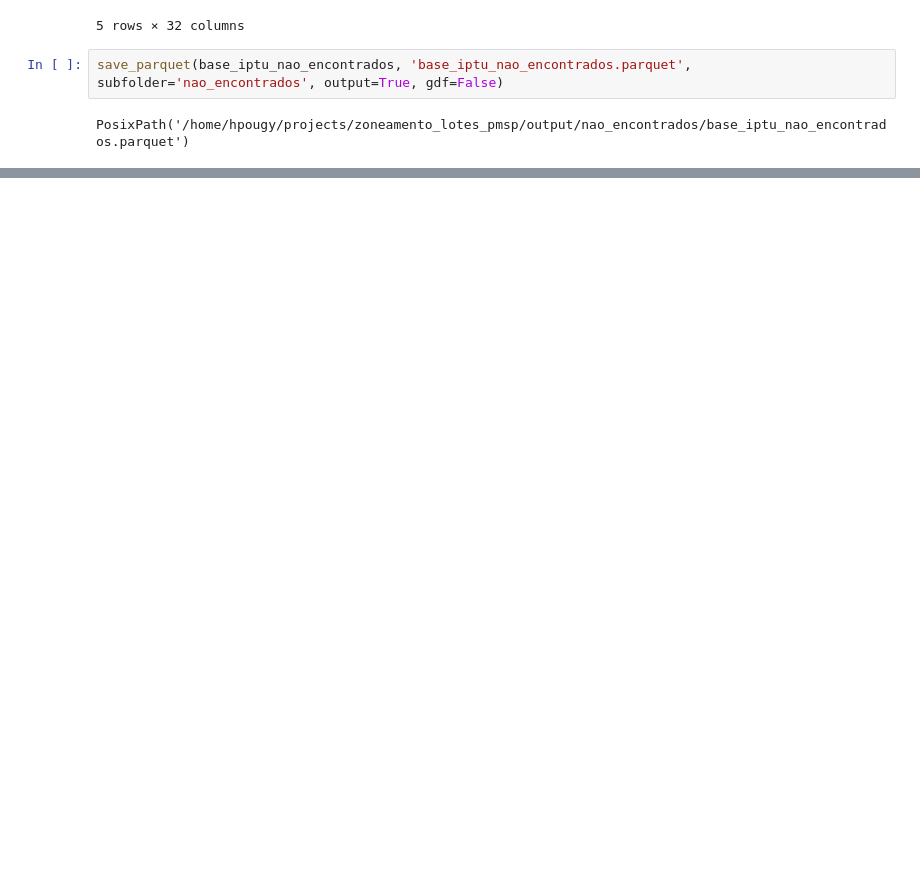
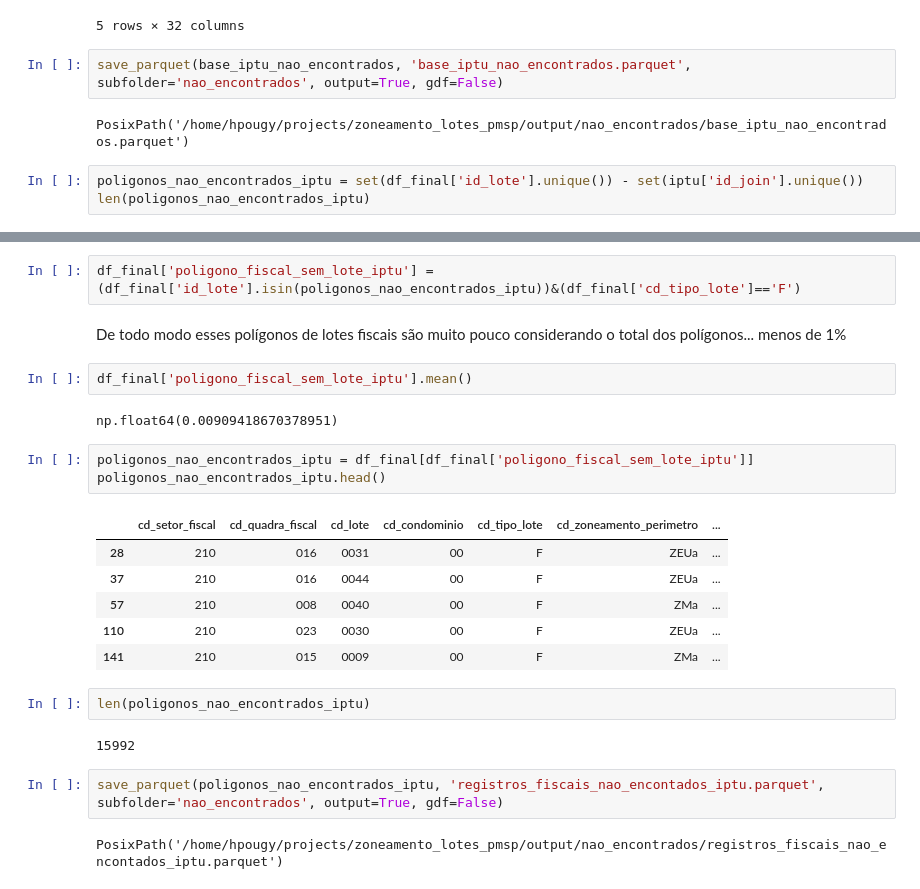
Before and after one commit to h-pgy/zoneamento_lotes_pmsp, a Jupyter notebook: 03_data_munging_final.ipynb, the cells around one changed output, grey strips where cells are left out. Cells and saved outputs as stored; diff of their text form; blank space fills up the shorter version.

Commit message:
Poligonos fiscais que nao foram encontrados no IPTU

```diff
--- a/03_data_munging_final.ipynb
+++ b/03_data_munging_final.ipynb
@@ -480,3 +480,6 @@ base_iptu_nao_encontrados.sample(5)
 save_parquet(base_iptu_nao_encontrados, 'base_iptu_nao_encontrados.parquet', subfolder='nao_encontrados', output=True, gdf=False)
 # %% [output]
 PosixPath('/home/hpougy/projects/zoneamento_lotes_pmsp/output/nao_encontrados/base_iptu_nao_encontrados.parquet')
+# %%
+poligonos_nao_encontrados_iptu = set(df_final['id_lote'].unique()) - set(iptu['id_join'].unique())
+len(poligonos_nao_encontrados_iptu)
@@ -482,0 +513,26 @@ PosixPath('/home/hpougy/projects/zoneamento_lotes_pmsp/output/nao_encontrados/ba
+# %%
+df_final['poligono_fiscal_sem_lote_iptu'] = (df_final['id_lote'].isin(poligonos_nao_encontrados_iptu))&(df_final['cd_tipo_lote']=='F')
+# %% [markdown]
+De todo modo esses polígonos de lotes fiscais são muito pouco considerando o total dos polígonos... menos de 1%
+# %%
+df_final['poligono_fiscal_sem_lote_iptu'].mean()
+# %% [output]
+np.float64(0.00909418670378951)
+# %%
+poligonos_nao_encontrados_iptu = df_final[df_final['poligono_fiscal_sem_lote_iptu']]
+poligonos_nao_encontrados_iptu.head()
+# %% [output]
+|  | cd_setor_fiscal | cd_quadra_fiscal | cd_lote | cd_condominio | cd_tipo_lote | cd_zoneamento_perimetro | ... |
+| 28 | 210 | 016 | 0031 | 00 | F | ZEUa | ... |
+| 37 | 210 | 016 | 0044 | 00 | F | ZEUa | ... |
+| 57 | 210 | 008 | 0040 | 00 | F | ZMa | ... |
+| 110 | 210 | 023 | 0030 | 00 | F | ZEUa | ... |
+| 141 | 210 | 015 | 0009 | 00 | F | ZMa | ... |
+# %%
+len(poligonos_nao_encontrados_iptu)
+# %% [output]
+15992
+# %%
+save_parquet(poligonos_nao_encontrados_iptu, 'registros_fiscais_nao_encontados_iptu.parquet', subfolder='nao_encontrados', output=True, gdf=False)
+# %% [output]
+PosixPath('/home/hpougy/projects/zoneamento_lotes_pmsp/output/nao_encontrados/registros_fiscais_nao_encontados_iptu.parquet')
```
Also changed, not shown: parts of 6 cells of this notebook, 1 other file.
